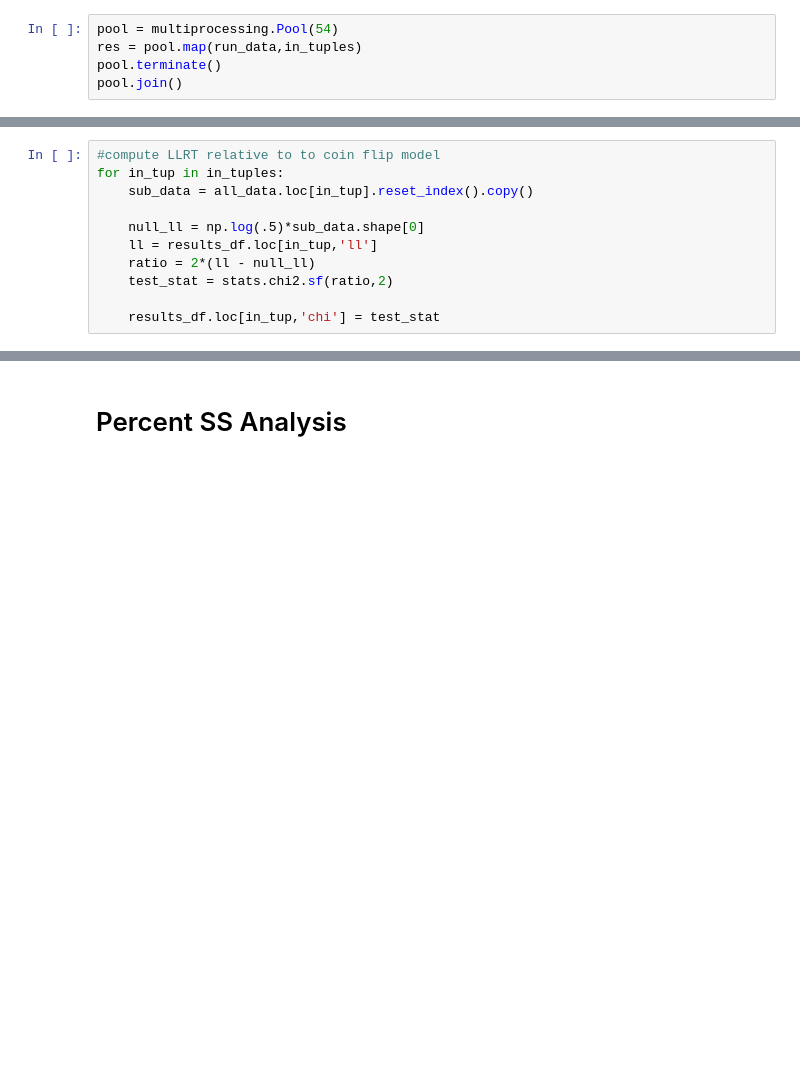
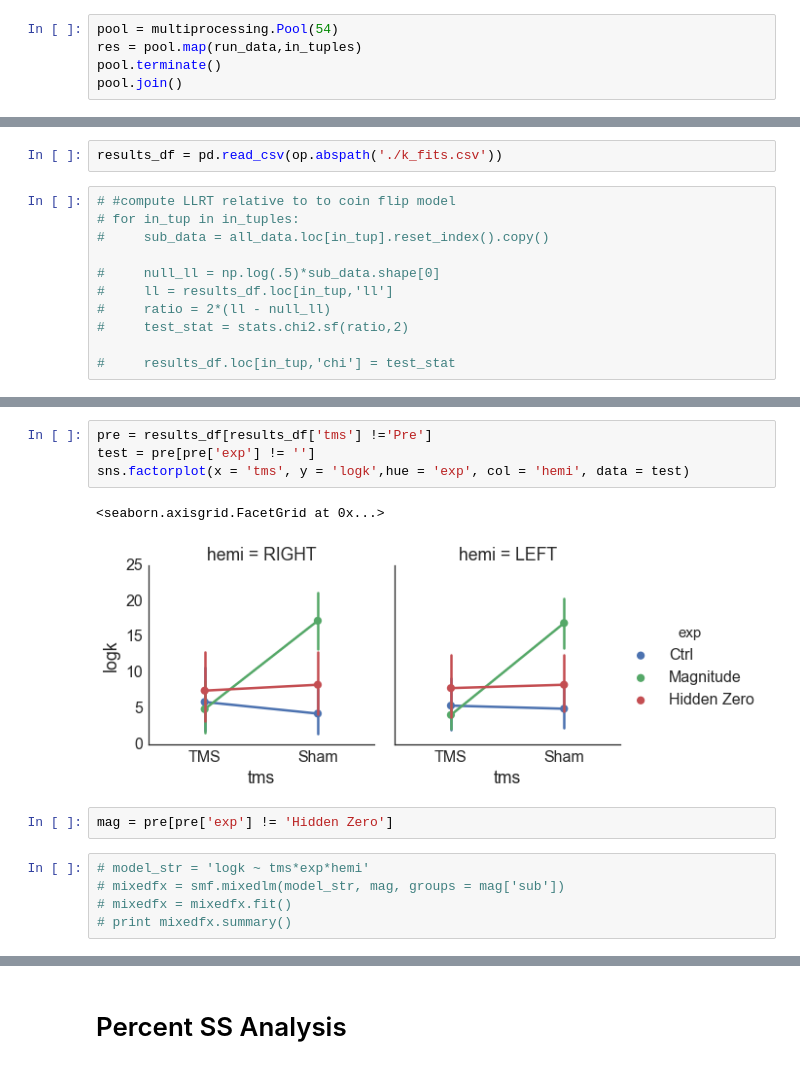
Before and after one commit to iancballard/tms_discounting, a Jupyter notebook: analyze_data.ipynb, the cells around one changed output, grey strips where cells are left out. Drawn from its saved outputs; the diff is of its cells as text; blank space fills up the shorter version.

```diff
--- a/analyze_data.ipynb
+++ b/analyze_data.ipynb
@@ -137,12 +157,14 @@ results_df = pd.DataFrame(results_df)
 results_df = results_df.set_index(['sub','exp','tms','hemi'])
+# %%
+results_df = pd.read_csv(op.abspath('./k_fits.csv'))
 # %%
-#compute LLRT relative to to coin flip model
-for in_tup in in_tuples:
-    sub_data = all_data.loc[in_tup].reset_index().copy()
+# #compute LLRT relative to to coin flip model
+# for in_tup in in_tuples:
+#     sub_data = all_data.loc[in_tup].reset_index().copy()
 
-    null_ll = np.log(.5)*sub_data.shape[0]
-    ll = results_df.loc[in_tup,'ll']
-    ratio = 2*(ll - null_ll)
-    test_stat = stats.chi2.sf(ratio,2)
+#     null_ll = np.log(.5)*sub_data.shape[0]
+#     ll = results_df.loc[in_tup,'ll']
+#     ratio = 2*(ll - null_ll)
+#     test_stat = stats.chi2.sf(ratio,2)
 
-    results_df.loc[in_tup,'chi'] = test_stat
+#     results_df.loc[in_tup,'chi'] = test_stat
@@ -155,0 +185,14 @@ r = results_df.groupby(['exp','tms','sub']).mean().reset_index()
+# %%
+pre = results_df[results_df['tms'] !='Pre']
+test = pre[pre['exp'] != '']
+sns.factorplot(x = 'tms', y = 'logk',hue = 'exp', col = 'hemi', data = test)
+# %% [output]
+<seaborn.axisgrid.FacetGrid at 0x...>
+[figure, added]
+# %%
+mag = pre[pre['exp'] != 'Hidden Zero']
+# %%
+# model_str = 'logk ~ tms*exp*hemi'
+# mixedfx = smf.mixedlm(model_str, mag, groups = mag['sub'])
+# mixedfx = mixedfx.fit()
+# print mixedfx.summary()
```
Also changed, not shown: parts of 26 cells of this notebook.
